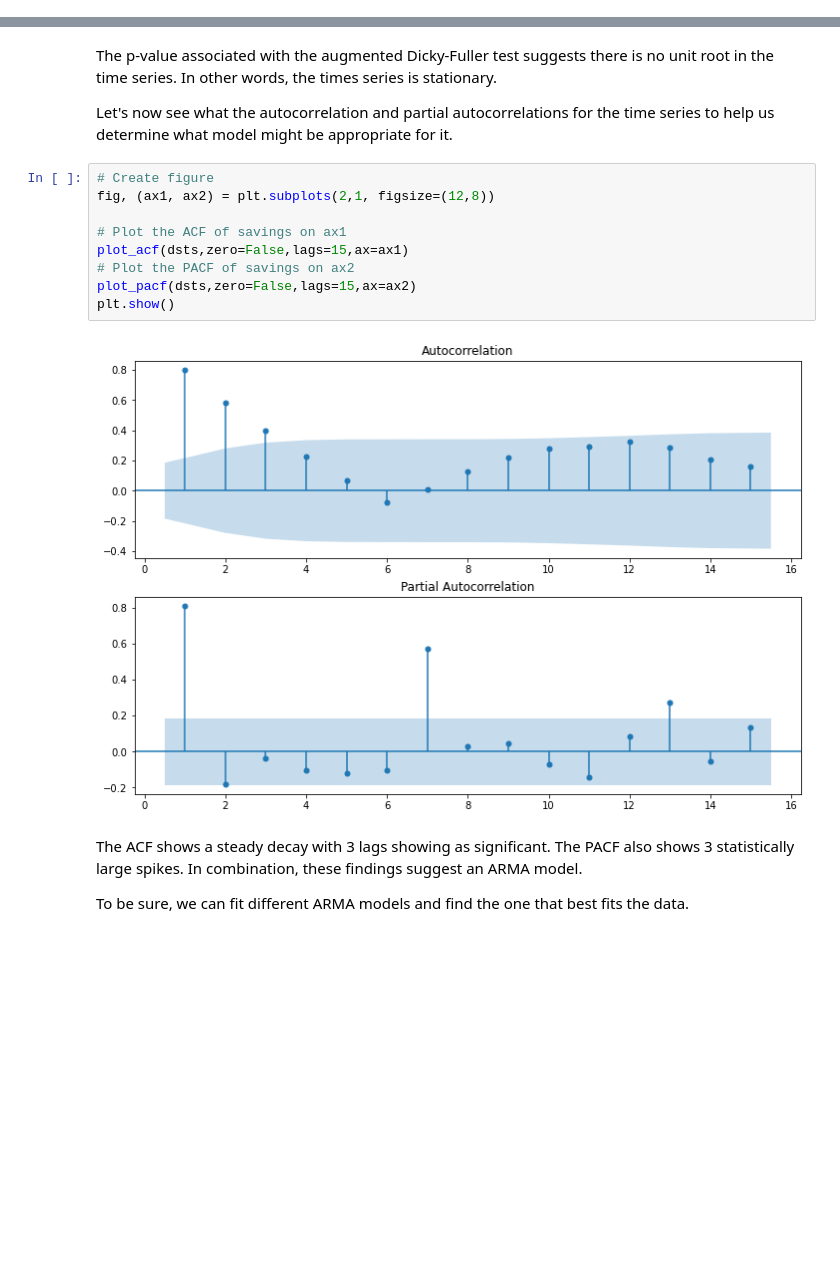
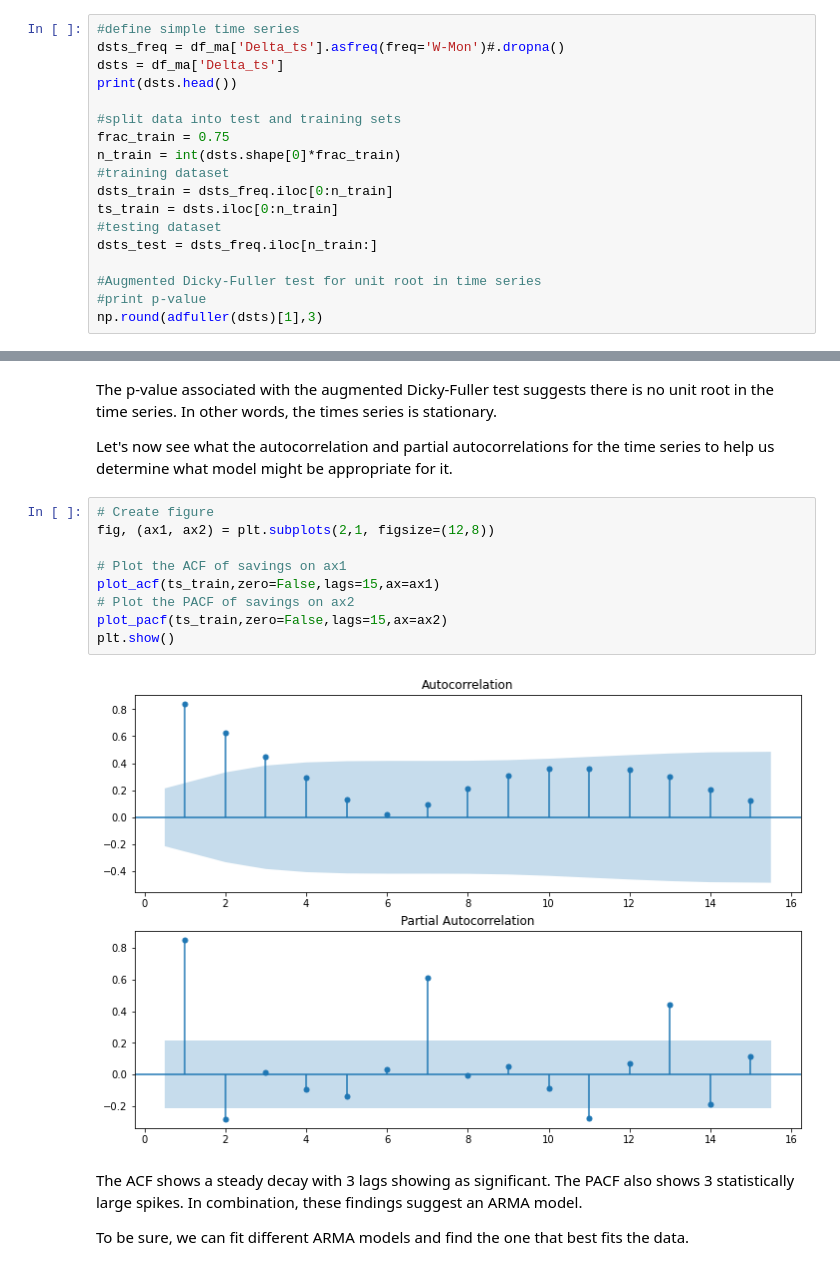
Before and after one commit to berdwitt/Text-Mining-Headlines-to-Predict-Stock-Market-Trends, a Jupyter notebook: Notebooks/Preprocessing and Modeling.ipynb, the cells around one changed output, grey strips where cells are left out. Cells and saved outputs as stored; diff of their text form; blank space fills up the shorter version.

```diff
--- a/Notebooks/Preprocessing and Modeling.ipynb
+++ b/Notebooks/Preprocessing and Modeling.ipynb
@@ -420,0 +401,18 @@ Name: Delta_ts, dtype: float64
+# %%
+#define simple time series
+dsts_freq = df_ma['Delta_ts'].asfreq(freq='W-Mon')#.dropna()
+dsts = df_ma['Delta_ts']
+print(dsts.head())
+
+#split data into test and training sets
+frac_train = 0.75
+n_train = int(dsts.shape[0]*frac_train)
+#training dataset
+dsts_train = dsts_freq.iloc[0:n_train]
+ts_train = dsts.iloc[0:n_train]
+#testing dataset
+dsts_test = dsts_freq.iloc[n_train:]
+
+#Augmented Dicky-Fuller test for unit root in time series
+#print p-value
+np.round(adfuller(dsts)[1],3)
@@ -425,14 +432,14 @@ Let's now see what the autocorrelation and partial autocorrelations for the time
 # %%
 # Create figure
 fig, (ax1, ax2) = plt.subplots(2,1, figsize=(12,8))
 
 # Plot the ACF of savings on ax1
-plot_acf(dsts,zero=False,lags=15,ax=ax1)
+plot_acf(ts_train,zero=False,lags=15,ax=ax1)
 # Plot the PACF of savings on ax2
-plot_pacf(dsts,zero=False,lags=15,ax=ax2)
+plot_pacf(ts_train,zero=False,lags=15,ax=ax2)
 plt.show()
 # %% [output]
-[figure, old version]
+[figure, new version]
 # %% [markdown]
 The ACF shows a steady decay with 3 lags showing as significant. The PACF also shows 3 statistically large spikes. In combination, these findings suggest an ARMA model.
 
```
Also changed, not shown: parts of 30 cells of this notebook, 1 other file.
